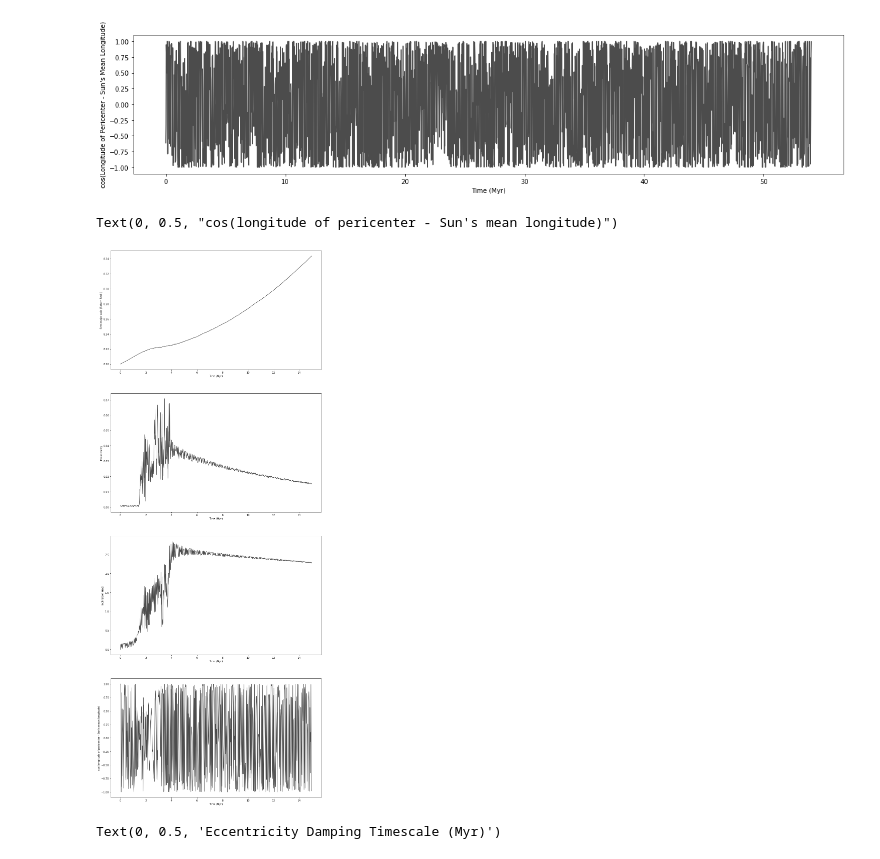
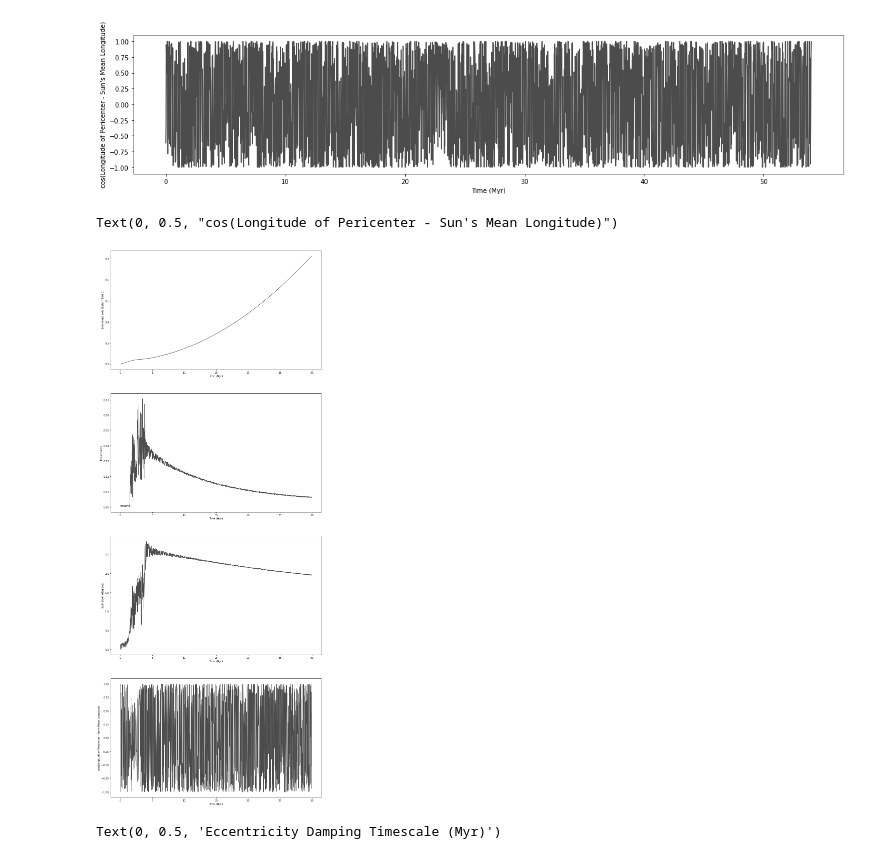
Before and after one commit to hdayuan/F21_JP_Titan-Sims, a Jupyter notebook: plot-titan.ipynb, the cells around one changed output. Drawn from its saved outputs; the diff is of its cells as text; code cells hidden in the pictures.

```diff
--- a/plot-titan.ipynb
+++ b/plot-titan.ipynb
@@ -146,7 +146,7 @@ Text(0, 0.5, "cos(Longitude of Pericenter - Sun's Mean Longitude)")
 # plot zoom
 
 start_ratio = 0.
-end_ratio = 1.5/9.
+end_ratio = 0.33333
 
 plotSamplesZ = int(plotSamples * (end_ratio - start_ratio))
 
@@ -158,37 +158,37 @@ a_arrayZ = [0] * plotSamplesZ
 e_arrayZ = [0] * plotSamplesZ
 i_arrayZ = [0] * plotSamplesZ
 t_arrayZ = [0] * plotSamplesZ
 diff_arrayZ = [0] * plotSamplesZ
 
 for i in range(start_i, end_i):
     a_arrayZ[i - start_i] = a_array[i]
     e_arrayZ[i - start_i] = e_array[i]
     i_arrayZ[i - start_i] = i_array[i]
     diff_arrayZ[i - start_i] = diff_array[i]
     t_arrayZ[i - start_i] = t_array[i]
 
 figZ, axsZ = plt.subplots(4)
 
 figZ.set_size_inches(15, 40)
 
 axsZ[0].plot(t_arrayZ,a_arrayZ,color=col)
 axsZ[0].set_xlabel('Time (Myr)')
 axsZ[0].set_ylabel('Semimajor axis (Saturn Radii)')
 
 axsZ[1].plot(t_arrayZ,e_arrayZ,color=col)
 axsZ[1].set_xlabel('Time (Myr)')
 axsZ[1].set_ylabel('Eccentricity')
 
 axsZ[2].plot(t_arrayZ,i_arrayZ,color=col)
 axsZ[2].set_xlabel('Time (Myr)')
-axsZ[2].set_ylabel('Inclination (rad)')
+axsZ[2].set_ylabel('Inclination (degrees)')
 
 axsZ[3].plot(t_arrayZ,diff_arrayZ,color=col)
 axsZ[3].set_xlabel('Time (Myr)')
-axsZ[3].set_ylabel('cos(longitude of pericenter - Sun\'s mean longitude)')
+axsZ[3].set_ylabel('cos(Longitude of Pericenter - Sun\'s Mean Longitude)')
 # %% [output]
-Text(0, 0.5, "cos(longitude of pericenter - Sun's mean longitude)")
+Text(0, 0.5, "cos(Longitude of Pericenter - Sun's Mean Longitude)")
-[figure, old version]
+[figure, new version]
 # %%
 # Plot eccentricity decay timescale over time
 G = 6.67e-11 # G in SI units ****
```
Also changed, not shown: parts of 1 cell of this notebook.
